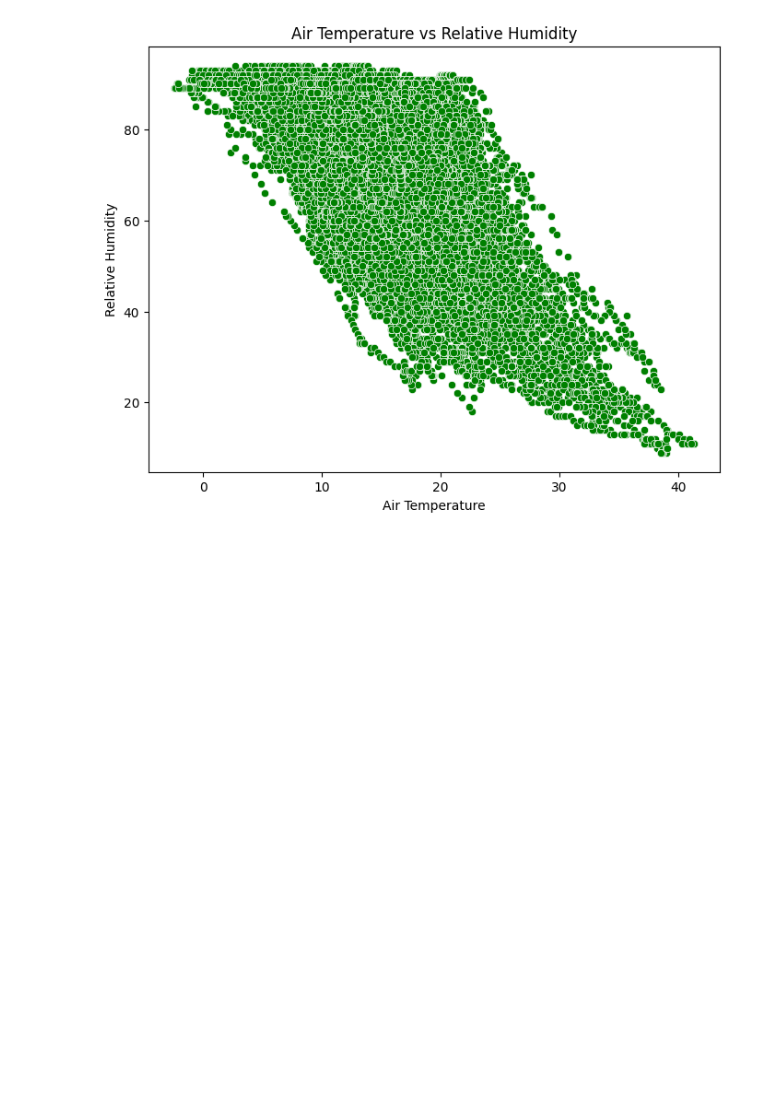
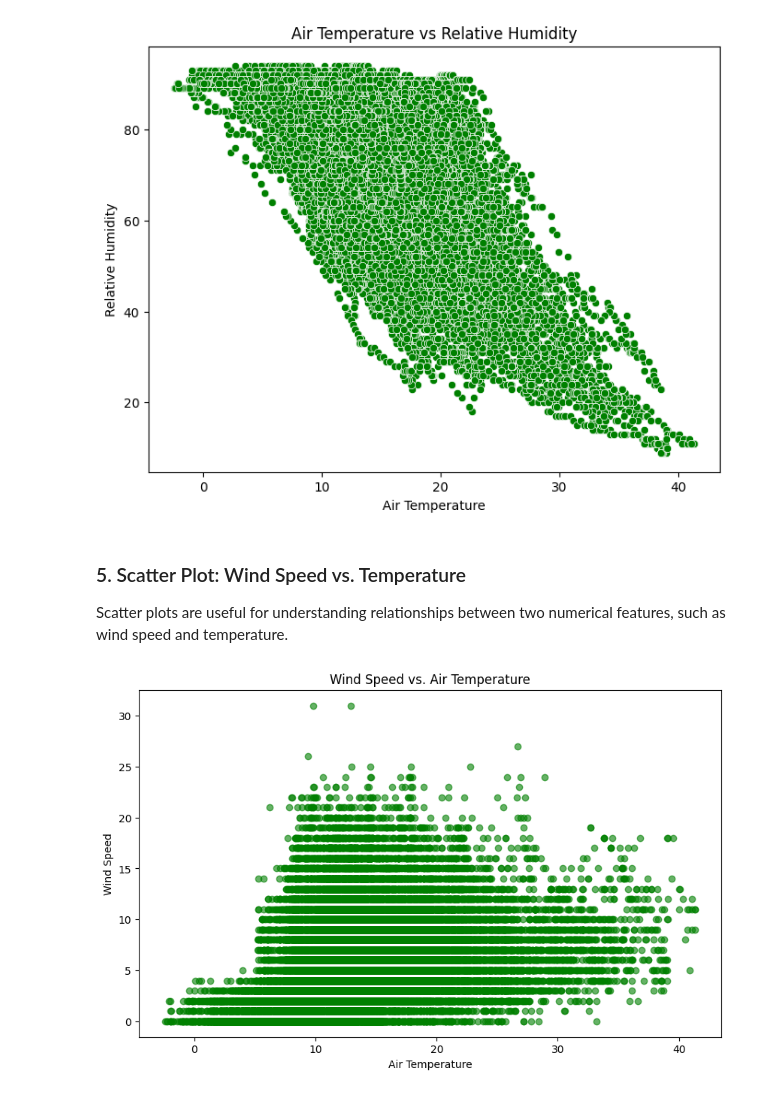
Before and after one commit to Dan9704/COS30049-Computing-Technology-Innovation-Project, a Jupyter notebook: Assignment2/Data_Analysis/data_analysis_weather.ipynb, the cells around one changed output. Saved outputs shown, nothing was run; the diff lists cells and outputs as text; code cells hidden in the pictures; blank space fills up the shorter version.

```diff
--- a/Assignment2/Data_Analysis/data_analysis_weather.ipynb
+++ b/Assignment2/Data_Analysis/data_analysis_weather.ipynb
@@ -76,3 +102,15 @@ plt.title('Air Temperature vs Relative Humidity')
 plt.show()
 # %% [output]
 [figure]
+# %% [markdown]
+### 5. Scatter Plot: Wind Speed vs. Temperature
+Scatter plots are useful for understanding relationships between two numerical features, such as wind speed and temperature.
+# %%
+plt.figure(figsize=(10, 6))
+plt.scatter(df['air_temperature'], df['wind_spd'], color='green', alpha=0.6)
+plt.title('Wind Speed vs. Air Temperature')
+plt.xlabel('Air Temperature')
+plt.ylabel('Wind Speed')
+plt.show()
+# %% [output]
+[figure, added]
```
Also changed, not shown: parts of 13 cells of this notebook.
